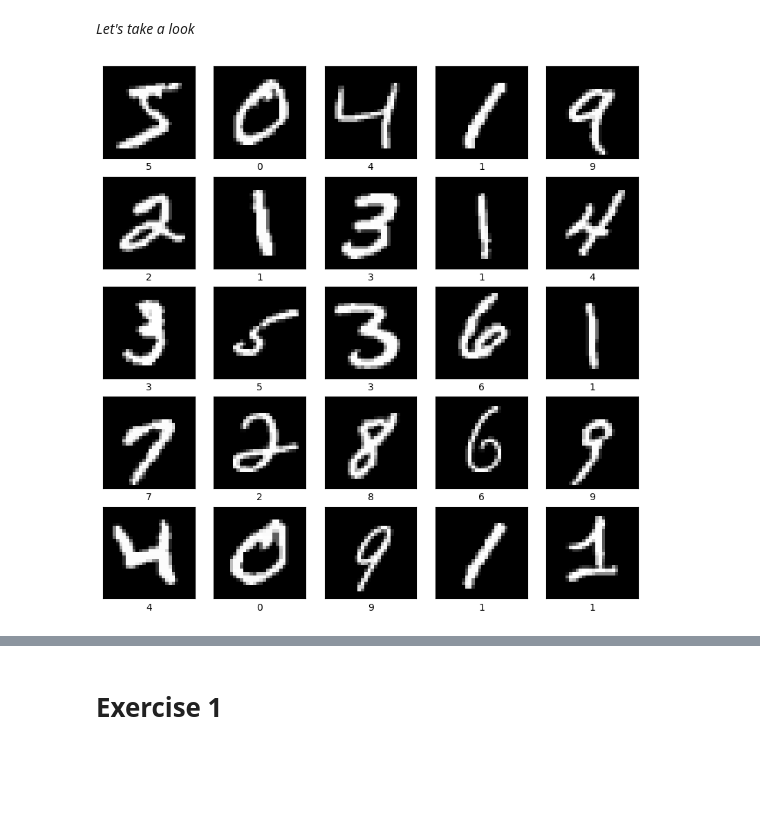
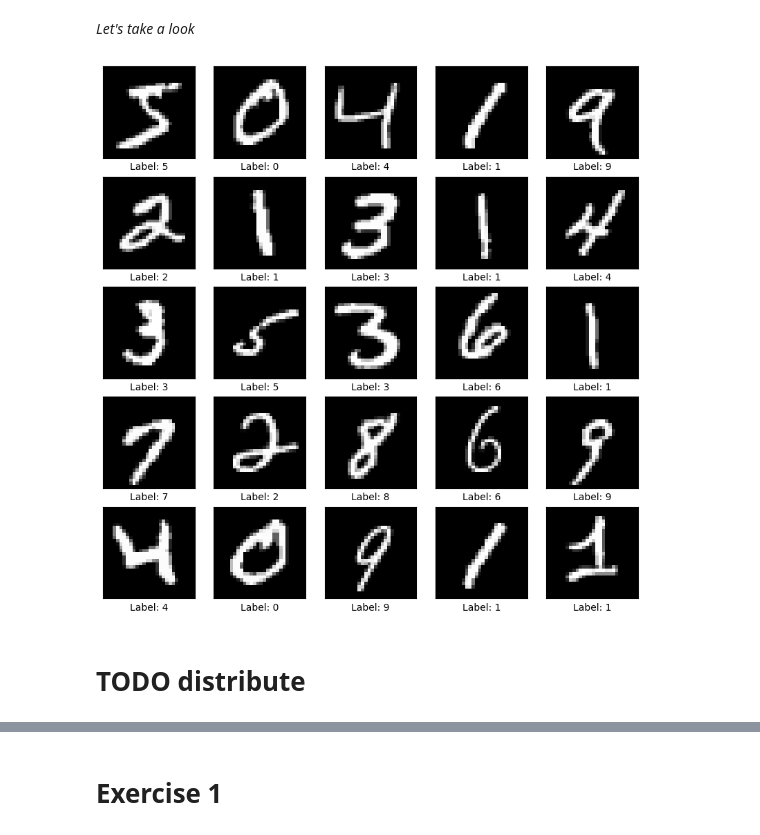
Before and after one commit to TorbenSDJohansen/hedg-summer-school, a Jupyter notebook: exercise-transcription.ipynb, the cells around one changed output, grey strips where cells are left out. Drawn from its saved outputs; the diff is of its cells as text; code cells hidden in the pictures; blank space fills up the shorter version.

```diff
--- a/exercise-transcription.ipynb
+++ b/exercise-transcription.ipynb
@@ -16,9 +16,11 @@ from torchvision import datasets, transforms
 from matplotlib import pyplot as plt
 # %% [markdown]
 #### Download data
+# %%
+image_transforms = transforms.ToTensor()
 # %%
-train_dataset = datasets.MNIST(root='G:/My Drive/Arbejde/SDU/Teaching/2024-hedg-summer-school/data', train=True, download=True)
-test_dataset = datasets.MNIST(root='G:/My Drive/Arbejde/SDU/Teaching/2024-hedg-summer-school/data', train=False, download=True)
+train_dataset = datasets.MNIST(root='G:/My Drive/Arbejde/SDU/Teaching/2024-hedg-summer-school/data', train=True, download=True, transform=image_transforms)
+test_dataset = datasets.MNIST(root='G:/My Drive/Arbejde/SDU/Teaching/2024-hedg-summer-school/data', train=False, download=True, transform=image_transforms)
 # %%
 train_data_loader = DataLoader(train_dataset, batch_size=32)
 test_data_loader = DataLoader(test_dataset, batch_size=32)
@@ -27,12 +29,14 @@ test_data_loader = DataLoader(test_dataset, batch_size=32)
 # %%
 plt.figure(figsize=(10, 10))
 for i in range(25):
     plt.subplot(5, 5, i + 1)
     plt.xticks([])
     plt.yticks([])
     plt.grid(False)
-    plt.imshow(train_dataset[i][0], cmap='gray')
-    plt.xlabel(train_dataset[i][1])
+    plt.imshow(train_dataset[i][0][0], cmap='gray')
+    plt.xlabel(f'Label: {train_dataset[i][1]}')
 plt.show()
 # %% [output]
-[figure, old version]
+[figure, new version]
+# %% [markdown]
+# **TODO** distribute
```
Also changed, not shown: parts of 5 cells of this notebook.
